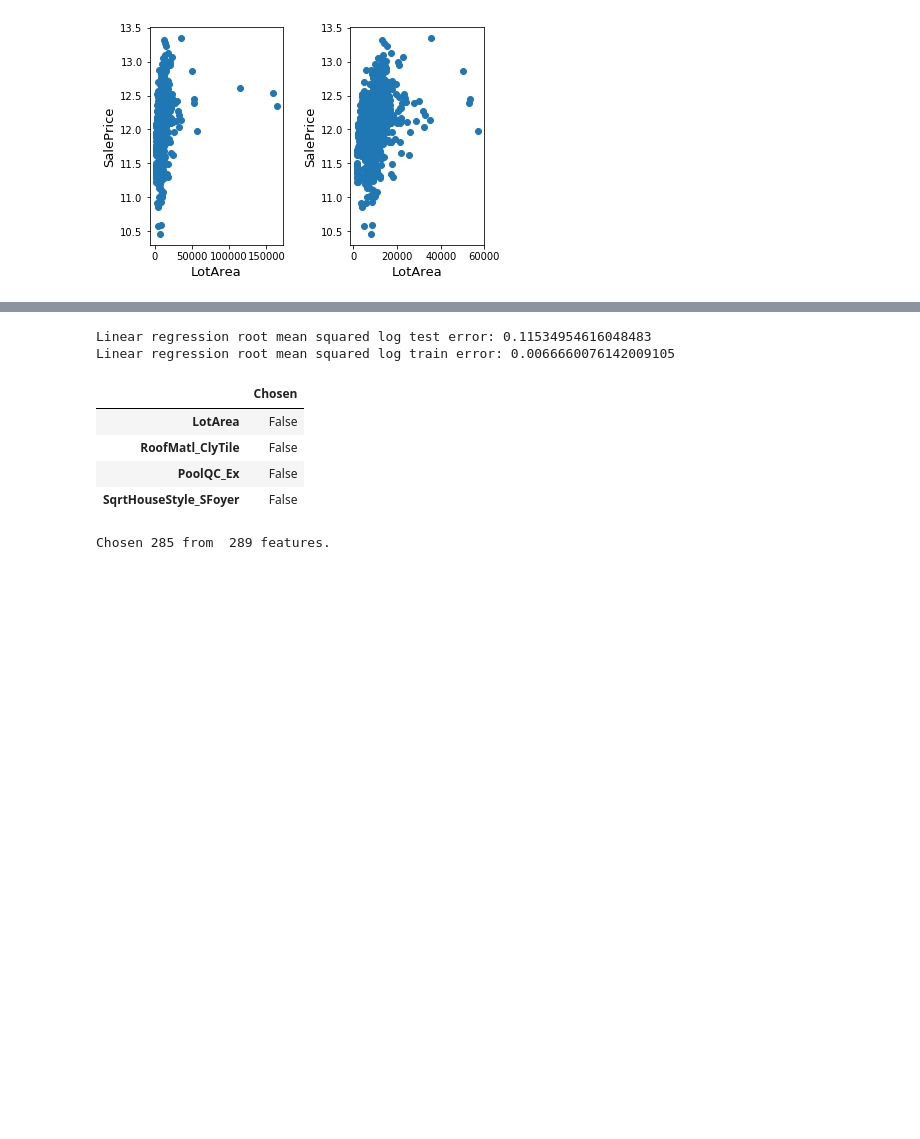
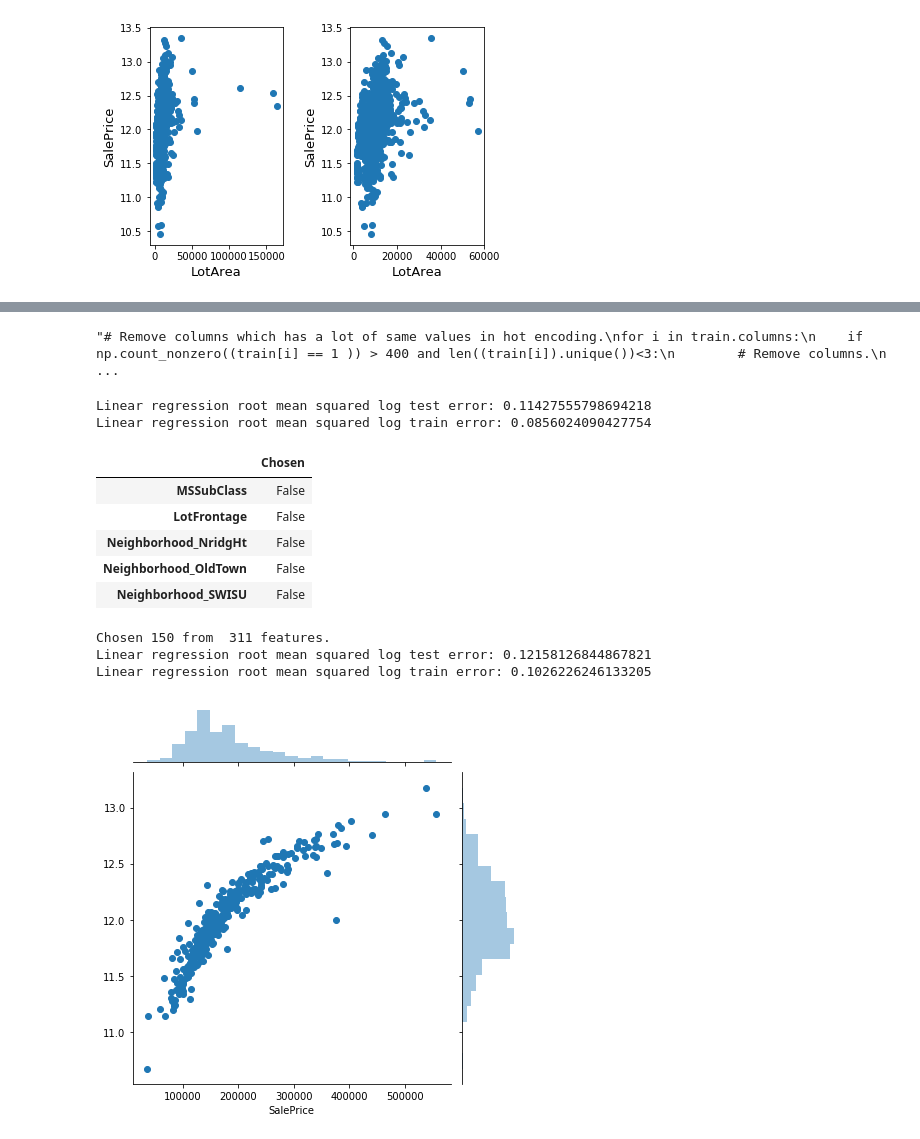
Before and after one commit to martilad/MI-PDD2018_tasks, a Jupyter notebook: 03/homework_03_B181.ipynb, the cells around one changed output, grey strips where cells are left out. Saved outputs shown, nothing was run; the diff lists cells and outputs as text; code cells hidden in the pictures; blank space fills up the shorter version.

```diff
--- a/03/homework_03_B181.ipynb
+++ b/03/homework_03_B181.ipynb
@@ -56,6 +61,6 @@ cf.describe()
 # %%
 # Linear regression with RMSLE does on train and validation data.
-def linreg(train, test, plot = False, train_error = True):
+def linreg(train, test, plot = False, train_error = True, exp=True):
     # Data prepare
     X = train.drop(['SalePrice'], axis = 1, errors = 'ignore')
     y = train.SalePrice
@@ -70,16 +75,27 @@ def linreg(train, test, plot = False, train_error = True):
     if plot:
         sns.jointplot(yv, clf.predict(Xv))
 
+    # If model predict negative value -> set to 0, not optimal but no error :)
     predict_train = clf.predict(X)
     predict_train[predict_train<0] = 0
     predict_test = clf.predict(Xv)
     predict_test[predict_test<0] = 0
 
-    # Print RMSLE
-    print('Linear regression root mean squared log test error:',
+    if exp:
+        # Print RMSLE
+        print('Linear regression root mean squared log test error:',
           np.sqrt(metrics.mean_squared_log_error(np.exp(predict_test),yv)))
-    if train_error:
-        print('Linear regression root mean squared log train error:',
+    else:
+        # Print RMSLE
+        print('Linear regression root mean squared log test error:',
+          np.sqrt(metrics.mean_squared_log_error(predict_test,yv)))
+    if exp:
+        if train_error:
+            print('Linear regression root mean squared log train error:',
+              np.sqrt(metrics.mean_squared_error(predict_train, y)))
+    else:
+        if train_error:
+            print('Linear regression root mean squared log train error:',
               np.sqrt(metrics.mean_squared_log_error(predict_train, y)))
 # %%
 df = pd.read_csv('hw3_data.csv')
@@ -158,9 +180,9 @@ Linear regression root mean squared log train error: 0.006809794613663609
 # %%
-# It is the first feature to delete. No information.
+# ID is the first feature to delete. No information.
 columns_to_remove = ['Id']
 # Find features with low variance - we assume that they cannot help to infer the observable
 # this makes sense especially for indicators
-columns_to_remove = list(set(list(train.columns[train.var() < 0.00001]) + columns_to_remove))
+columns_to_remove = list(set(list(train.columns[train.var() < 0.0001]) + columns_to_remove))
 # %%
 train = train.drop(columns_to_remove, axis=1, errors = 'ignore')
 test = test.drop(columns_to_remove, axis=1, errors = 'ignore')
@@ -254,46 +272,53 @@ Linear regression root mean squared log train error: 0.00665550720104708
 [figure]
 # %%
-# Remove columns which has a lot of same values in hot encoding.
+"""# Remove columns which has a lot of same values in hot encoding.
 for i in train.columns:
-    if np.count_nonzero((train[i] == 1 )) > 900 and len((train[i]).unique())<3:
+    if np.count_nonzero((train[i] == 1 )) > 400 and len((train[i]).unique())<3:
         # Remove columns.
         train = train.drop(i, axis=1, errors = 'ignore')
-        test = test.drop(i, axis=1, errors = 'ignore')
+        test = test.drop(i, axis=1, errors = 'ignore')"""
+# %% [output]
+"# Remove columns which has a lot of same values in hot encoding.\nfor i in train.columns:\n    if np.count_nonzero((train[i] == 1 )) > 400 and len((train[i]).unique())<3:\n        # Remove columns.\n ...
 # %%
 linreg(train, test)
 # %% [output]
-Linear regression root mean squared log test error: 0.11534954616048483
-Linear regression root mean squared log train error: 0.0066660076142009105
+Linear regression root mean squared log test error: 0.11427555798694218
+Linear regression root mean squared log train error: 0.0856024090427754
 # %%
 # The Lasso - L^1 regularized regression to obtain a sparse solution
 # Then the non-zero features may be extracted from the result.
 
 # Prepare the data
 X = train.drop(['SalePrice'], axis = 1, errors = 'ignore')
 y = train.SalePrice
 
 used_columns = X.columns
 
 # We use the base estimator Lasso since the L1 norm promotes sparsity of features.
-clf = linear_model.Lasso(alpha = 0, max_iter = 1000)
+clf = linear_model.Lasso(alpha = 1, max_iter = 10000)
 
-sfm = feature_selection.SelectFromModel(clf)
+sfm = feature_selection.RFECV(clf, step=1, cv=5, min_features_to_select=150)
 sfm.fit(X, y)
 
 # transform result to dataframe
 result = pd.DataFrame({'Chosen': sfm.get_support()}, index=list(used_columns))
 # columns to leave
 columns_to_leave = result[result.Chosen == True].index
 # show results
 display(result[result.Chosen == False].head(5))
 print('Chosen', result.Chosen.sum(),'from ', result.Chosen.shape[0], 'features.')
+linreg(train[list(columns_to_leave) + ['SalePrice']], test[list(columns_to_leave) + ['SalePrice']], True)
 # %% [output]
 |  | Chosen |
-| LotArea | False |
-| RoofMatl_ClyTile | False |
-| PoolQC_Ex | False |
-| SqrtHouseStyle_SFoyer | False |
+| MSSubClass | False |
+| LotFrontage | False |
+| Neighborhood_NridgHt | False |
+| Neighborhood_OldTown | False |
+| Neighborhood_SWISU | False |
-Chosen 285 from  289 features.
+Chosen 150 from  311 features.
+Linear regression root mean squared log test error: 0.12158126844867821
+Linear regression root mean squared log train error: 0.1026226246133205
+[figure, added]
 # %%
 linreg(train[list(columns_to_leave) + ['SalePrice']], test[list(columns_to_leave) + ['SalePrice']], True)
 # %% [output]
```
Also changed, not shown: parts of 24 cells of this notebook.
